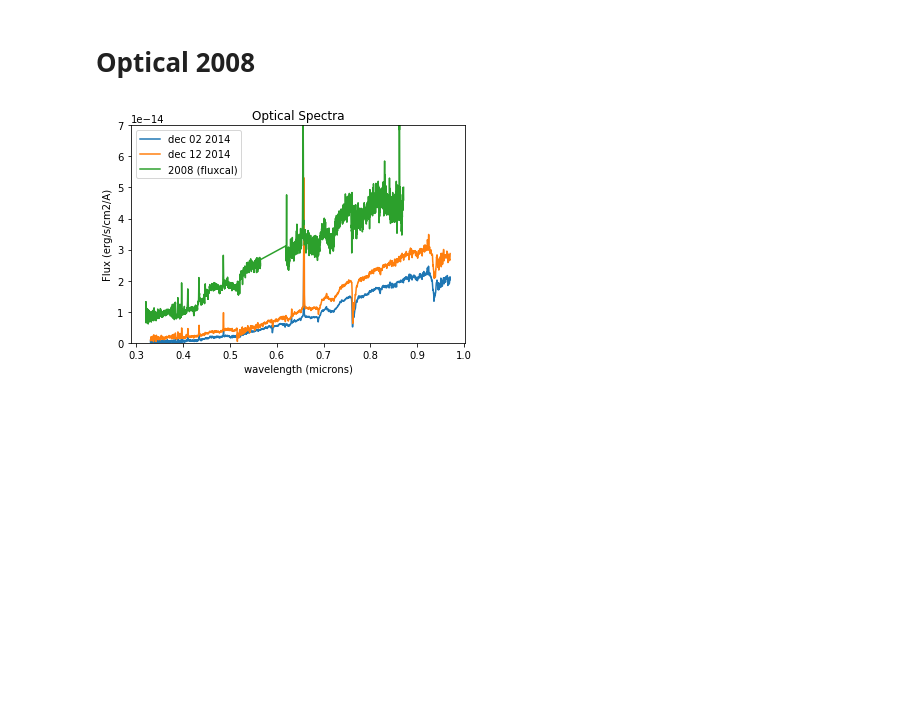
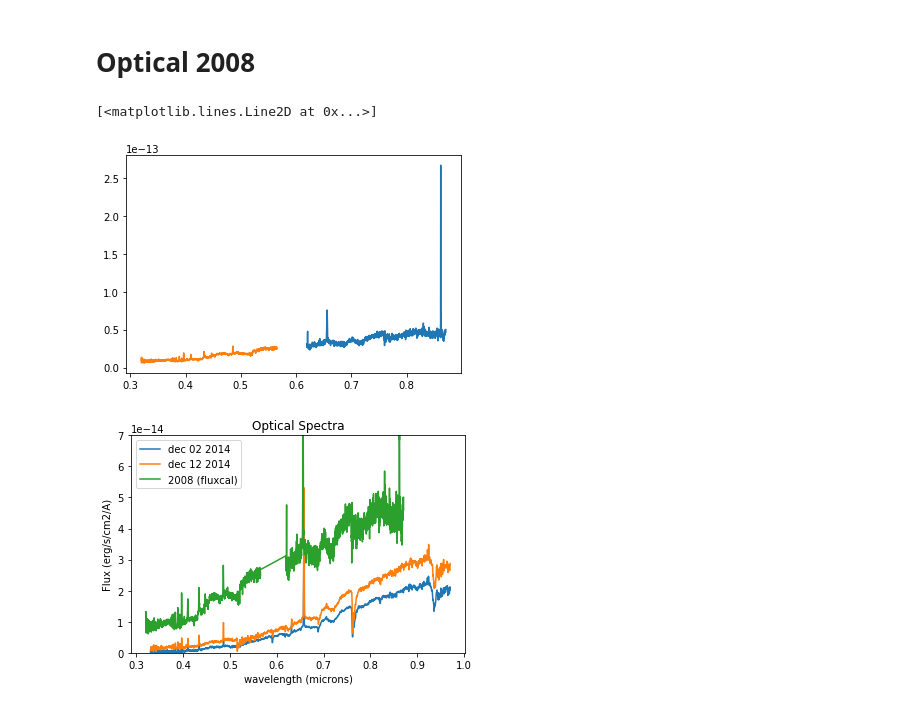
Before and after one commit to krislars/AA_Tau_Covey, a Jupyter notebook: AATau_data.ipynb, the cells around one changed output. Saved outputs shown, nothing was run; the diff lists cells and outputs as text; code cells hidden in the pictures; blank space fills up the shorter version.

```diff
--- a/AATau_data.ipynb
+++ b/AATau_data.ipynb
@@ -310,10 +310,16 @@ plt.show()
 # %%
 wavelength2, data2, junk1, junk2 = np.loadtxt('../../DATA/AATau/Optical/aatau.dat', unpack=True,skiprows=9)
 wavelength2=wavelength2/10000.0
-wavelength3, data3, junk1, junk2 = np.loadtxt('../../DATA/AATau/Optical/aataublue.dat', unpack=True,skiprows=9)
+wavelength3, data3, junk3, junk4 = np.loadtxt('../../DATA/AATau/Optical/aataublue.dat', unpack=True,skiprows=9)
 wavelength3=wavelength3/10000.0
 wavelength_2008=np.append(wavelength3[::-1],wavelength2)
 data_2008=np.append(data3[::-1],data2)
+# %%
+plt.plot(wavelength2,data2)
+plt.plot(wavelength3,data3)
+# %% [output]
+[<matplotlib.lines.Line2D at 0x...>]
+[figure, added]
 # %%
 fig,ax=plt.subplots()
 ax.plot(wavelength_dec02,data_dec02,label='dec 02 2014')
```
Also changed, not shown: parts of 34 cells of this notebook, 41 other files.
